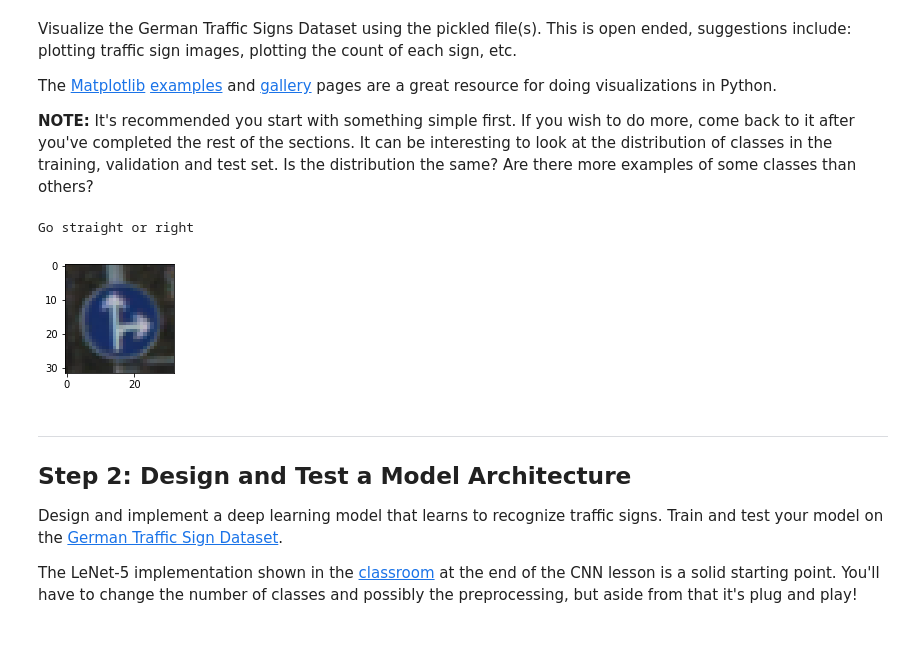
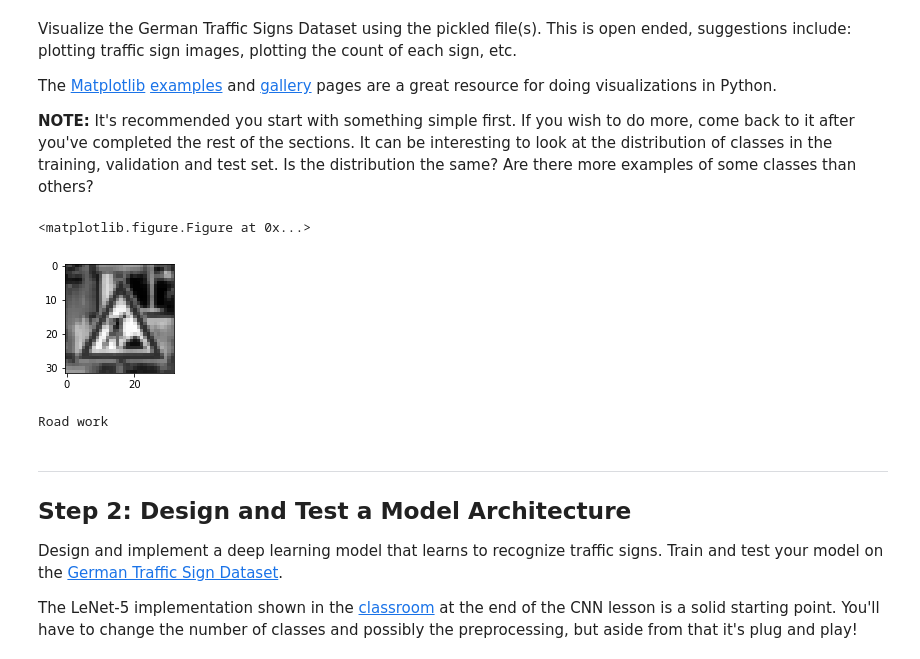
Before and after one commit to odats/CarND-Traffic-Sign-Classifier-Project, a Jupyter notebook: Traffic_Sign_Classifier.ipynb, the cells around one changed output. Saved outputs shown, nothing was run; the diff lists cells and outputs as text; code cells hidden in the pictures.

```diff
--- a/Traffic_Sign_Classifier.ipynb
+++ b/Traffic_Sign_Classifier.ipynb
@@ -103,20 +104,59 @@ The [Matplotlib](http://matplotlib.org/) [examples](http://matplotlib.org/exampl
 # %%
 ### Data exploration visualization code goes here.
 ### Feel free to use as many code cells as needed.
 import random
 import numpy as np
 import matplotlib.pyplot as plt
 %matplotlib inline
 
 index = random.randint(0, len(X_train))
 image = X_train[index].squeeze()
 
 plt.figure(figsize=(2,2))
-plt.imshow(image)
+#plt.imshow(image)
+#print(signnames[str(y_train[index])])
+
+# gray
+import matplotlib.image as mpimg
+
+def rgb2gray(rgb):
+    return np.dot(rgb[...,:3], [0.299, 0.587, 0.114])
+
+#img = X_train[index].squeeze()
+#gray = rgb2gray(img)
+#plt.imshow(gray, cmap = plt.get_cmap('gray'))
+#plt.show()
+
+# make all gray
+X_train_gray = []
+for img in X_train:
+    X_train_gray.append((rgb2gray(img.squeeze()).reshape(32,32,1) - 128)/ 128)
+
+X_valid_gray = []
+for img in X_valid:
+    X_valid_gray.append((rgb2gray(img.squeeze()).reshape(32,32,1)- 128)/ 128)
+
+X_test_gray = []
+for img in X_test:
+    X_test_gray.append((rgb2gray(img.squeeze()).reshape(32,32,1)- 128)/ 128)
+
+X_train = X_train_gray
+X_valid = X_valid_gray
+X_test = X_test_gray
+
+
+# show result
+index = random.randint(0, len(X_train))
+image = X_train[index].squeeze()
+
+plt.figure(figsize=(2,2))
+plt.imshow(image, cmap = plt.get_cmap('gray'))
+plt.show()
 print(signnames[str(y_train[index])])
 # %% [output]
-Go straight or right
+<matplotlib.figure.Figure at 0x...>
-[figure, old version]
+[figure, new version]
+Road work
 # %% [markdown]
 ----
 
```
Also changed, not shown: parts of 4 cells of this notebook, 3 other files.
